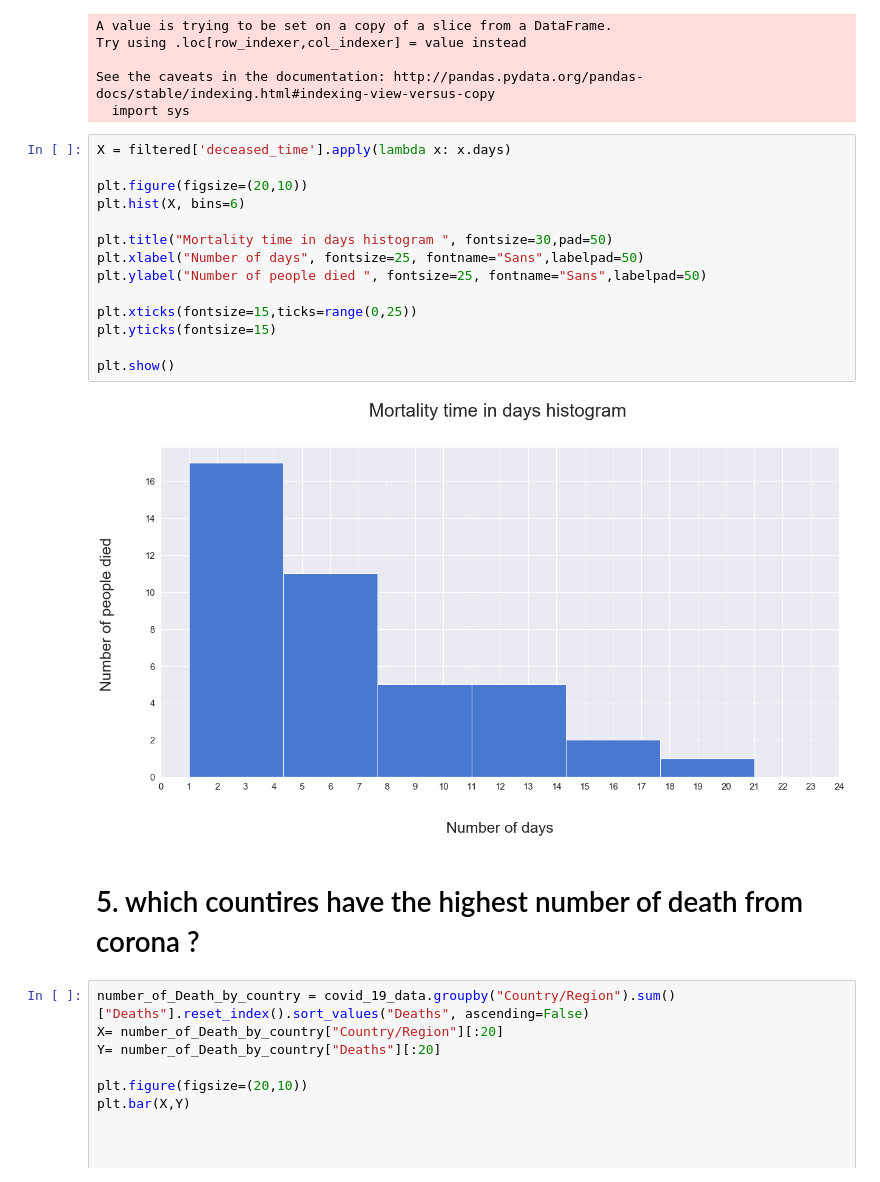
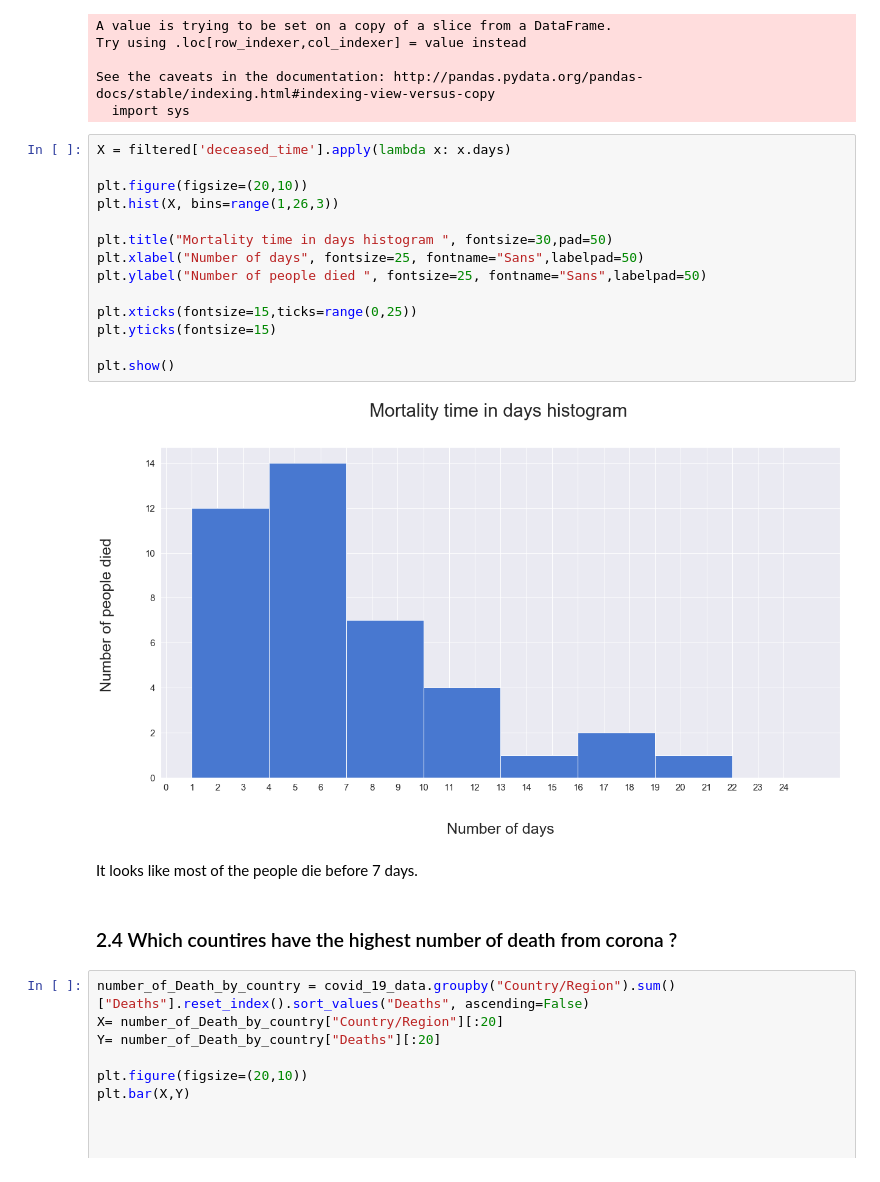
Before and after one commit to abdullahtarek/Coronavirus_insights, a Jupyter notebook: Corona_virus_insights.ipynb, the cells around one changed output. Saved outputs shown, nothing was run; the diff lists cells and outputs as text.

```diff
--- a/Corona_virus_insights.ipynb
+++ b/Corona_virus_insights.ipynb
@@ -149,21 +328,23 @@ See the caveats in the documentation: http://pandas.pydata.org/pandas-docs/stabl
 # %%
 X = filtered['deceased_time'].apply(lambda x: x.days)
 
 plt.figure(figsize=(20,10))
-plt.hist(X, bins=6)
+plt.hist(X, bins=range(1,26,3))
 
 plt.title("Mortality time in days histogram ", fontsize=30,pad=50)
 plt.xlabel("Number of days", fontsize=25, fontname="Sans",labelpad=50)
 plt.ylabel("Number of people died ", fontsize=25, fontname="Sans",labelpad=50)
 
 plt.xticks(fontsize=15,ticks=range(0,25))
 plt.yticks(fontsize=15)
 
 plt.show()
 # %% [output]
-[figure, old version]
+[figure, new version]
+# %% [markdown]
+It looks like most of the people die before 7 days.
 # %% [markdown]
-# 5. which countires have the highest number of death from corona ?
+### 2.4 Which countires have the highest number of death from corona ?
 # %%
 number_of_Death_by_country = covid_19_data.groupby("Country/Region").sum()["Deaths"].reset_index().sort_values("Deaths", ascending=False)
 X= number_of_Death_by_country["Country/Region"][:20]
```
Also changed, not shown: parts of 51 cells of this notebook.
